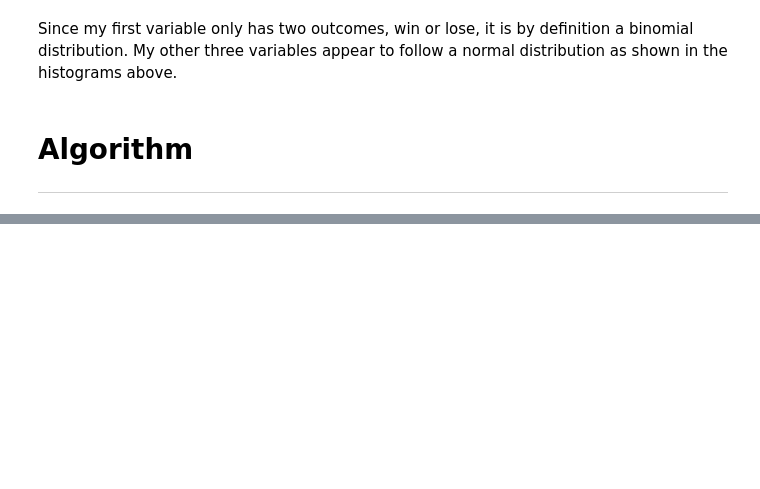
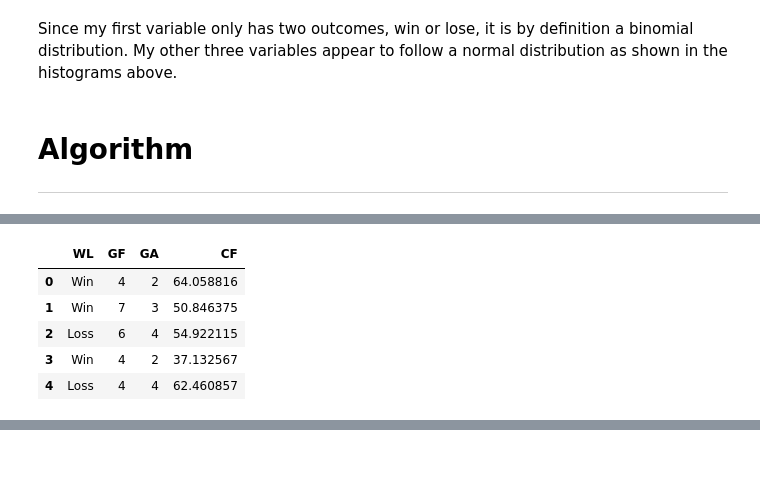
Before and after one commit to pjmeehan/PDA-PROJECT, a Jupyter notebook: PDA Project 2018.ipynb, the cells around one changed output, grey strips where cells are left out. Saved outputs shown, nothing was run; the diff lists cells and outputs as text; code cells hidden in the pictures; blank space fills up the shorter version.

```diff
--- a/PDA Project 2018.ipynb
+++ b/PDA Project 2018.ipynb
@@ -217,0 +224,9 @@ TypeError: __call__() takes from 1 to 2 positional arguments but 3 were given
+# %%
+df1.head()
+# %% [output]
+|  | WL | GF | GA | CF |
+| 0 | Win | 4 | 2 | 64.058816 |
+| 1 | Win | 7 | 3 | 50.846375 |
+| 2 | Loss | 6 | 4 | 54.922115 |
+| 3 | Win | 4 | 2 | 37.132567 |
+| 4 | Loss | 4 | 4 | 62.460857 |
```
Also changed, not shown: parts of 15 cells of this notebook.
